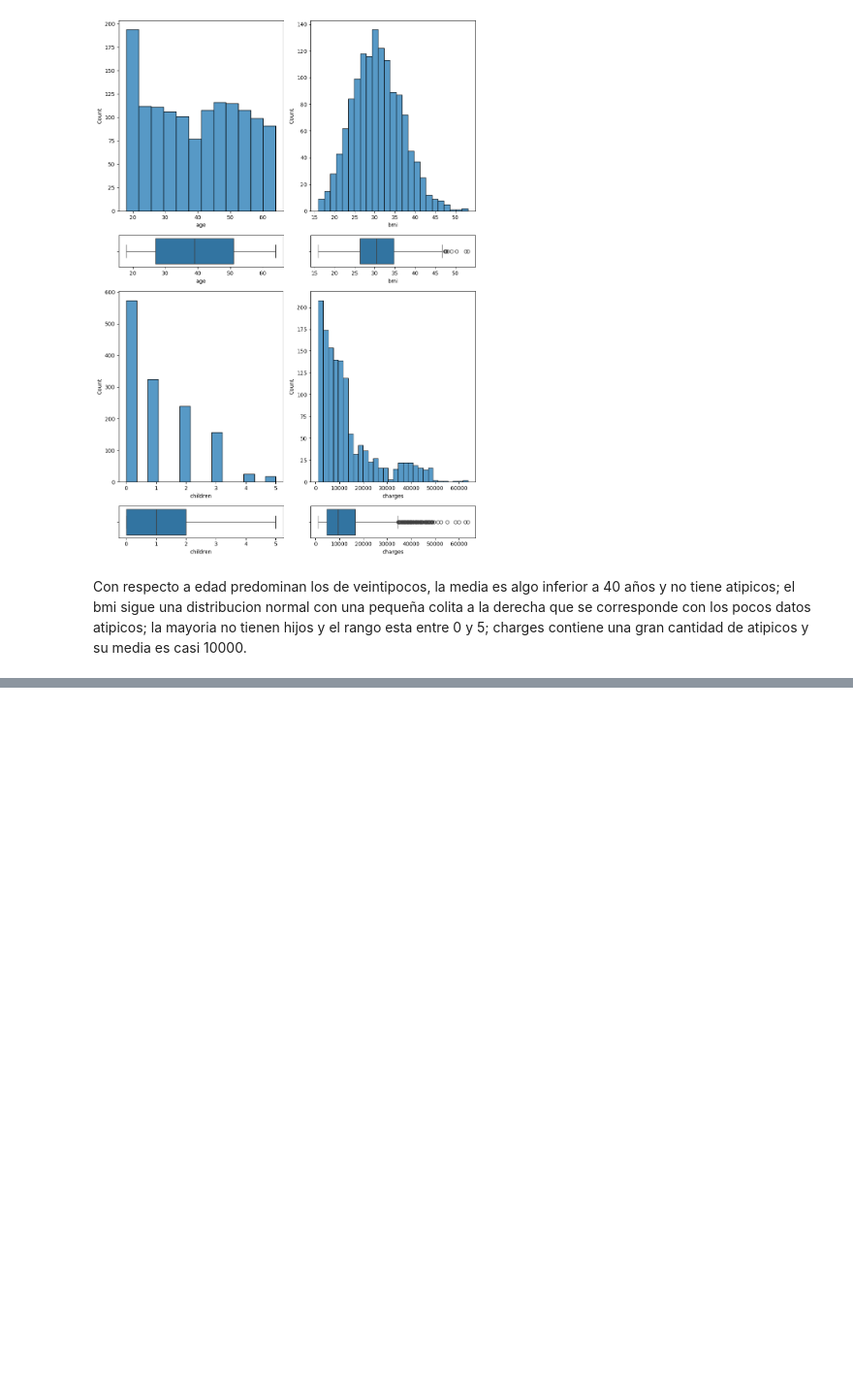
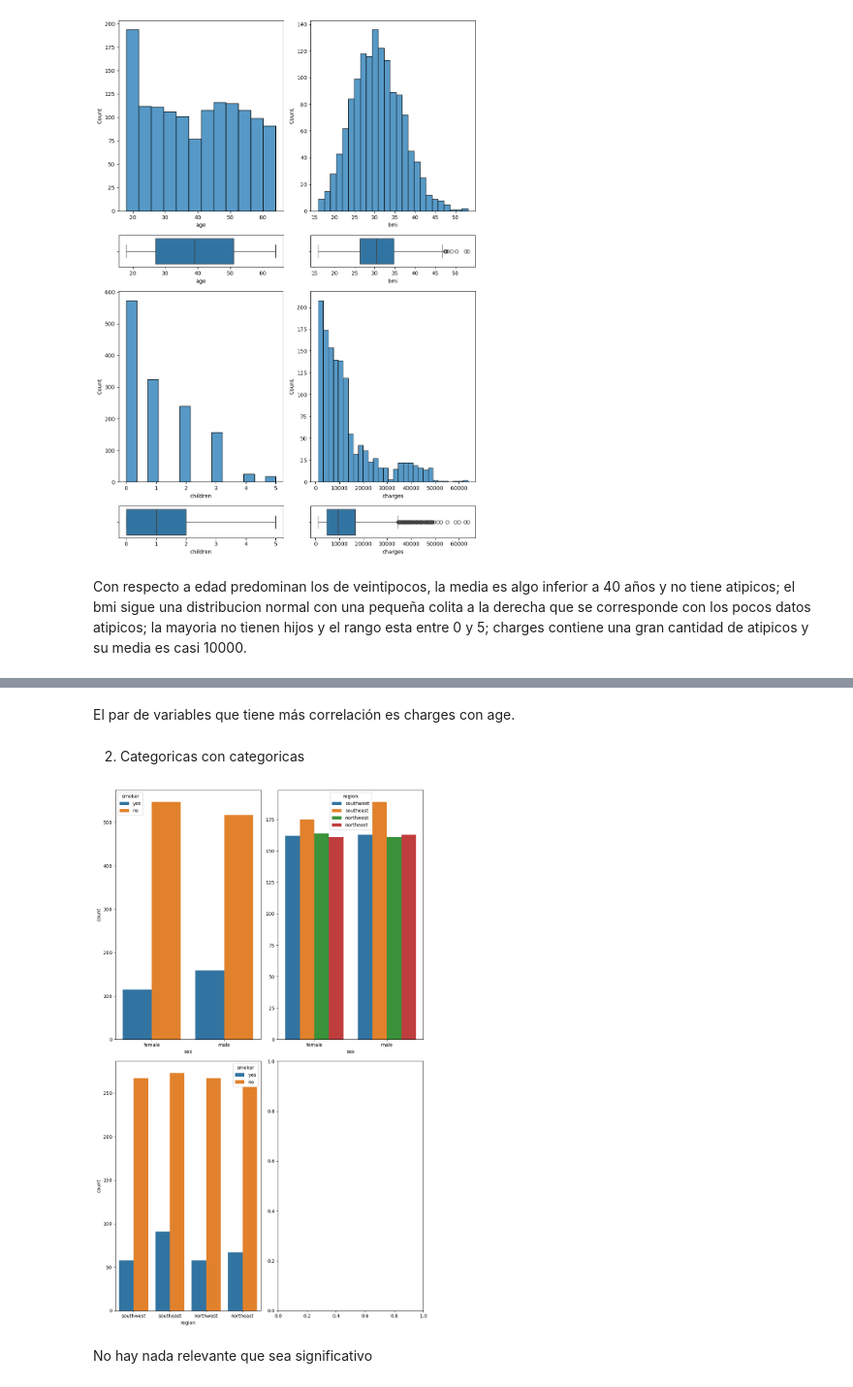
Before and after one commit to 4GeeksAcademy/beggy_regresion-lineal, a Jupyter notebook: Regresion_Lineal.ipynb, the cells around one changed output, grey strips where cells are left out. Shown: that part at 97% size. Saved outputs shown, nothing was run; the diff lists cells and outputs as text; code cells hidden in the pictures; blank space fills up the shorter version.

```diff
--- a/Regresion_Lineal.ipynb
+++ b/Regresion_Lineal.ipynb
@@ -100,0 +126,24 @@ Con respecto a edad predominan los de veintipocos, la media es algo inferior a 4
+# %% [markdown]
+El par de variables que tiene más correlación es charges con age.
+# %% [markdown]
+
+
+
+2.   Categoricas con categoricas
+# %%
+fig, axis = plt.subplots(2, 2, figsize = (10, 16))
+
+sns.countplot(ax = axis[0, 0], data = data, x = "sex", hue = "smoker")
+
+sns.countplot(ax = axis[0, 1], data = data, x = "sex", hue = "region").set(ylabel = None)
+
+sns.countplot(ax = axis[1, 0], data = data, x = "region", hue = "smoker")
+
+
+plt.tight_layout()
+
+plt.show()
+# %% [output]
+[figure, added]
+# %% [markdown]
+No hay nada relevante que sea significativo
```
Also changed, not shown: parts of 3 cells of this notebook.
